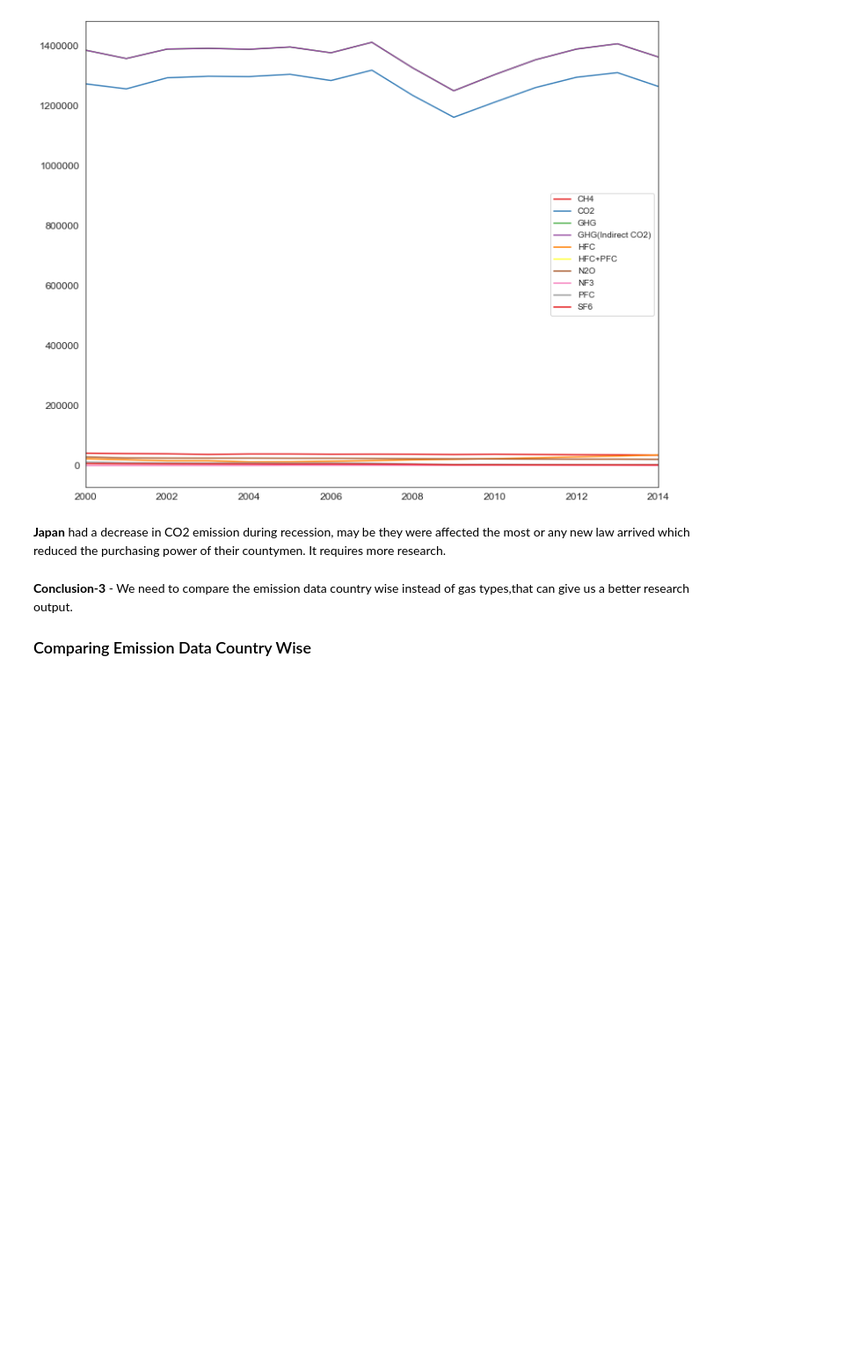
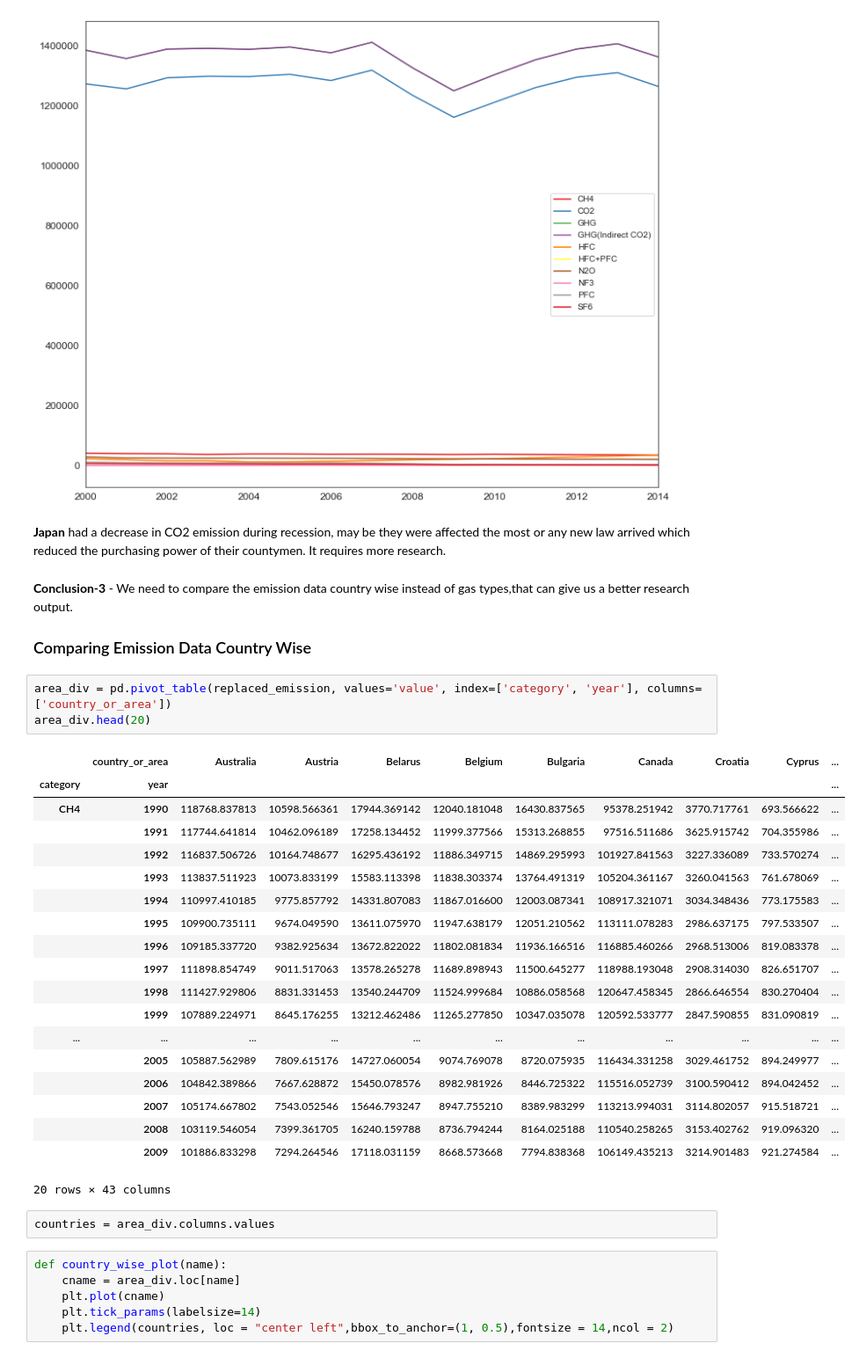
Before and after one commit to Wealthy-Waste/International-Greenhouse-Gas-Emissions, a Jupyter notebook: INTERNATIONAL GREENHOUSE GAS EMMISSION/1 - EMISSION ANALYSIS - 9TH MAY 2020.ipynb, the cells around one changed output. Shown at 88% size. Drawn from its saved outputs; the diff is of its cells as text; blank space fills up the shorter version.

```diff
--- a/INTERNATIONAL GREENHOUSE GAS EMMISSION/1 - EMISSION ANALYSIS - 9TH MAY 2020.ipynb
+++ b/INTERNATIONAL GREENHOUSE GAS EMMISSION/1 - EMISSION ANALYSIS - 9TH MAY 2020.ipynb
@@ -356,3 +356,34 @@ plot_the_country("Japan")
 **Conclusion-3** - We need to compare the emission data country wise instead of gas types,that can give us a better research output.
 
 ### Comparing Emission Data Country Wise
+# %%
+area_div = pd.pivot_table(replaced_emission, values='value', index=['category', 'year'], columns=['country_or_area'])
+area_div.head(20)
+# %% [output]
+|  | country_or_area | Australia | Austria | Belarus | Belgium | Bulgaria | Canada | Croatia | Cyprus | ... |
+| category | year |  |  |  |  |  |  |  |  | ... |
+| CH4 | 1990 | 118768.837813 | 10598.566361 | 17944.369142 | 12040.181048 | 16430.837565 | 95378.251942 | 3770.717761 | 693.566622 | ... |
+|  | 1991 | 117744.641814 | 10462.096189 | 17258.134452 | 11999.377566 | 15313.268855 | 97516.511686 | 3625.915742 | 704.355986 | ... |
+|  | 1992 | 116837.506726 | 10164.748677 | 16295.436192 | 11886.349715 | 14869.295993 | 101927.841563 | 3227.336089 | 733.570274 | ... |
+|  | 1993 | 113837.511923 | 10073.833199 | 15583.113398 | 11838.303374 | 13764.491319 | 105204.361167 | 3260.041563 | 761.678069 | ... |
+|  | 1994 | 110997.410185 | 9775.857792 | 14331.807083 | 11867.016600 | 12003.087341 | 108917.321071 | 3034.348436 | 773.175583 | ... |
+|  | 1995 | 109900.735111 | 9674.049590 | 13611.075970 | 11947.638179 | 12051.210562 | 113111.078283 | 2986.637175 | 797.533507 | ... |
+|  | 1996 | 109185.337720 | 9382.925634 | 13672.822022 | 11802.081834 | 11936.166516 | 116885.460266 | 2968.513006 | 819.083378 | ... |
+|  | 1997 | 111898.854749 | 9011.517063 | 13578.265278 | 11689.898943 | 11500.645277 | 118988.193048 | 2908.314030 | 826.651707 | ... |
+|  | 1998 | 111427.929806 | 8831.331453 | 13540.244709 | 11524.999684 | 10886.058568 | 120647.458345 | 2866.646554 | 830.270404 | ... |
+|  | 1999 | 107889.224971 | 8645.176255 | 13212.462486 | 11265.277850 | 10347.035078 | 120592.533777 | 2847.590855 | 831.090819 | ... |
+| ... | ... | ... | ... | ... | ... | ... | ... | ... | ... | ... |
+|  | 2005 | 105887.562989 | 7809.615176 | 14727.060054 | 9074.769078 | 8720.075935 | 116434.331258 | 3029.461752 | 894.249977 | ... |
+|  | 2006 | 104842.389866 | 7667.628872 | 15450.078576 | 8982.981926 | 8446.725322 | 115516.052739 | 3100.590412 | 894.042452 | ... |
+|  | 2007 | 105174.667802 | 7543.052546 | 15646.793247 | 8947.755210 | 8389.983299 | 113213.994031 | 3114.802057 | 915.518721 | ... |
+|  | 2008 | 103119.546054 | 7399.361705 | 16240.159788 | 8736.794244 | 8164.025188 | 110540.258265 | 3153.402762 | 919.096320 | ... |
+|  | 2009 | 101886.833298 | 7294.264546 | 17118.031159 | 8668.573668 | 7794.838368 | 106149.435213 | 3214.901483 | 921.274584 | ... |
+20 rows × 43 columns
+# %%
+countries = area_div.columns.values
+# %%
+def country_wise_plot(name):
+    cname = area_div.loc[name]
+    plt.plot(cname)
+    plt.tick_params(labelsize=14)
+    plt.legend(countries, loc = "center left",bbox_to_anchor=(1, 0.5),fontsize = 14,ncol = 2)
```
Also changed, not shown: parts of 6 cells of this notebook.
